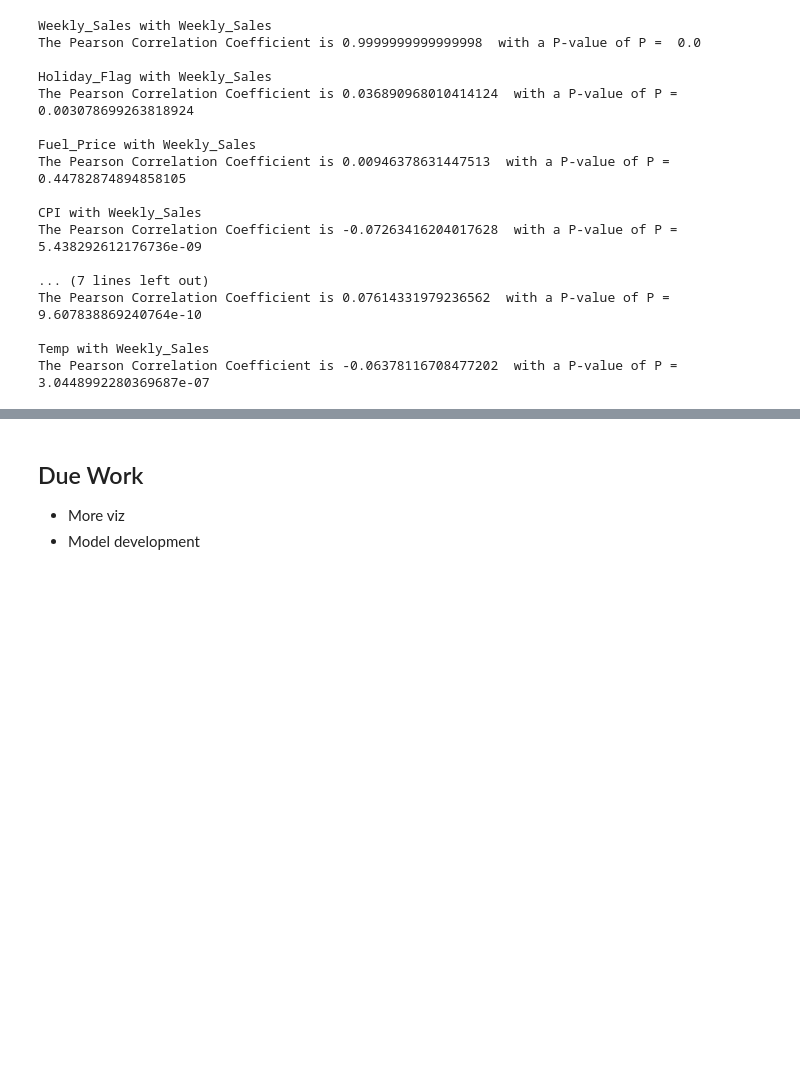
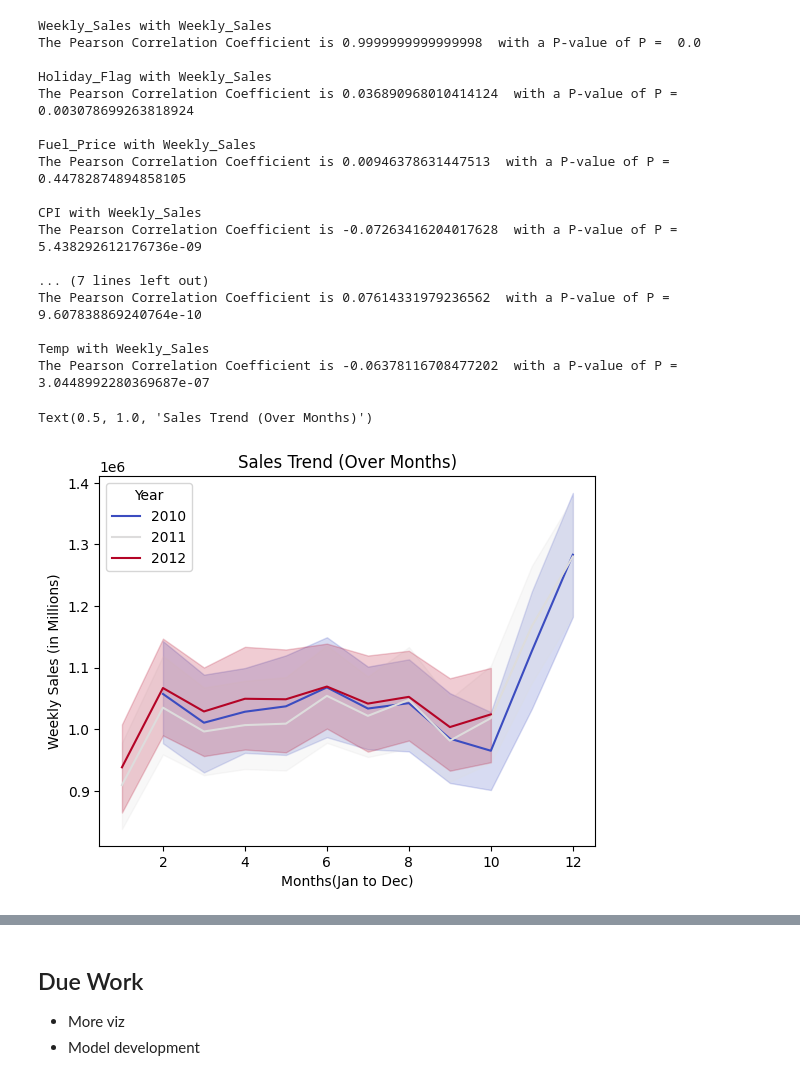
Before and after one commit to Prasun157/Data-Analysis-project, a Jupyter notebook: Project_walmart_sales.ipynb, the cells around one changed output, grey strips where cells are left out. Drawn from its saved outputs; the diff is of its cells as text; code cells hidden in the pictures; blank space fills up the shorter version.

```diff
--- a/Project_walmart_sales.ipynb
+++ b/Project_walmart_sales.ipynb
@@ -304,3 +293,15 @@ The Pearson Correlation Coefficient is 0.07614331979236562  with a P-value of P
 
 Temp with Weekly_Sales
 The Pearson Correlation Coefficient is -0.06378116708477202  with a P-value of P =  3.0448992280369687e-07
+# %%
+# plt.figure(figsize=(12, 6))
+# for i in range(1,45):
+#     plt.subplot(3, 15, 1)
+sns.lineplot(x='Month', y="Weekly_Sales" , data = df, hue = 'Year' ,  palette= 'coolwarm')
+
+plt.xlabel('Months(Jan to Dec)')
+plt.ylabel('Weekly Sales (in Millions)')
+plt.title('Sales Trend (Over Months)')
+# %% [output]
+Text(0.5, 1.0, 'Sales Trend (Over Months)')
+[figure, added]
```
Also changed, not shown: parts of 10 cells of this notebook.
